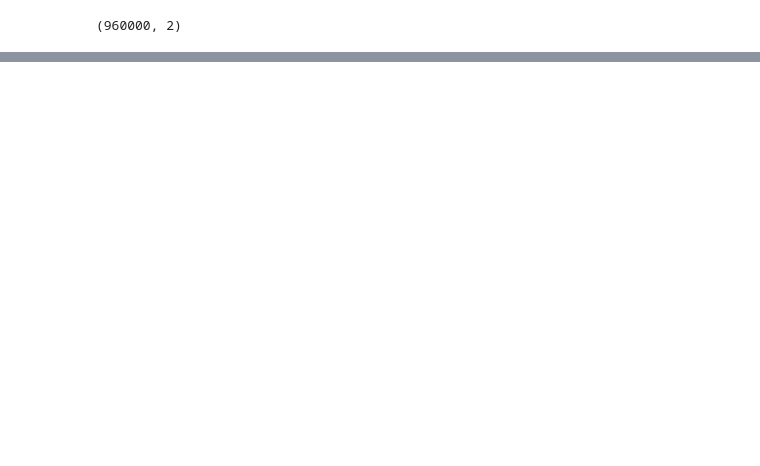
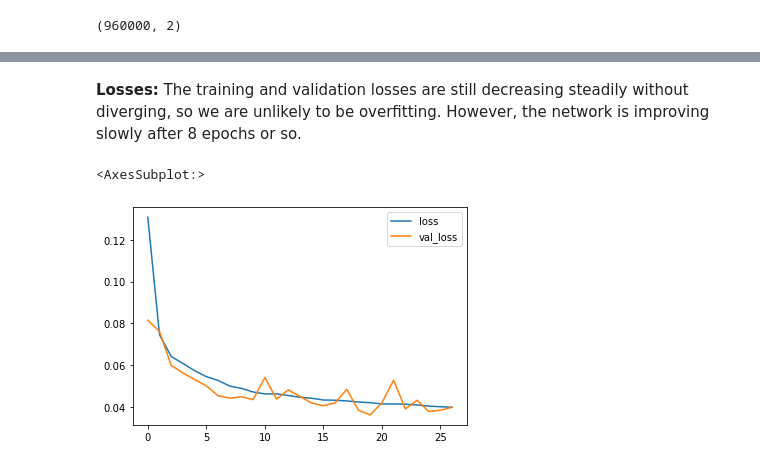
Before and after one commit to ivanchiohk/learning_fractals_with_neural_networks, a Jupyter notebook: learning_mandelbrot.ipynb, the cells around one changed output, grey strips where cells are left out. Cells and saved outputs as stored; diff of their text form; code cells hidden in the pictures; blank space fills up the shorter version.

```diff
--- a/learning_mandelbrot.ipynb
+++ b/learning_mandelbrot.ipynb
@@ -306,15 +84,0 @@ for i in [2, 4, 6]:
-# %%
-mandelbrot_models_sigmoid_predictions = []
-
-for i in range(len(mandelbrot_models_sigmoid)):
-    mandelbrot_models_sigmoid_predictions.append(model_prediction(mandelbrot_models_sigmoid[i], 300))
-# %%
-f, axarr = plt.subplots(3,3,
-                        figsize=(10,8),
-                        sharex=True, sharey=True)
-
-for i in range(3):
-    for j in range(3):
-        axarr[i,j].imshow(mandelbrot_models_sigmoid_predictions[i+j+i*2], cmap='gray')
-
-plt.tight_layout()
@@ -330,0 +138,25 @@ cartesian_coordinates
+# %%
+def create_mandelbrot_model(no_of_hidden_layers,
+                            hidden_activation,
+                            epochs,
+                            batch_size):
+
+    model = Sequential()
+    model.add(Dense(units=2,activation=hidden_activation))
+
+    for i in range(no_of_hidden_layers):
+        model.add(Dense(units=(no_of_hidden_layers-i)*2,activation=hidden_activation))
+
+    model.add(Dense(units=1,activation='sigmoid'))
+    model.compile(loss='binary_crossentropy', optimizer='adam')
+
+    model.fit(x=X_train,
+          y=y_train,
+          epochs=epochs,
+          batch_size=batch_size,
+          validation_data=(X_validation, y_validation),
+          verbose=1,
+          callbacks=[EarlyStopping(monitor='val_loss', mode='min', verbose=1, patience=7)]
+          )
+
+    return model
@@ -330,0 +172,2 @@ cartesian_coordinates
+# %%
+first_mandelbrot = create_mandelbrot_model(18, 'tanh', 40, 256)
@@ -330,0 +192,8 @@ cartesian_coordinates
+# %% [markdown]
+**Losses:** The training and validation losses are still decreasing steadily without diverging, so we are unlikely to be overfitting. However, the network is improving slowly after 8 epochs or so.
+# %%
+model_loss = pd.DataFrame(first_mandelbrot.history.history)
+model_loss.plot()
+# %% [output]
+<AxesSubplot:>
+[figure, added]
```
Also changed, not shown: parts of 68 cells of this notebook.
